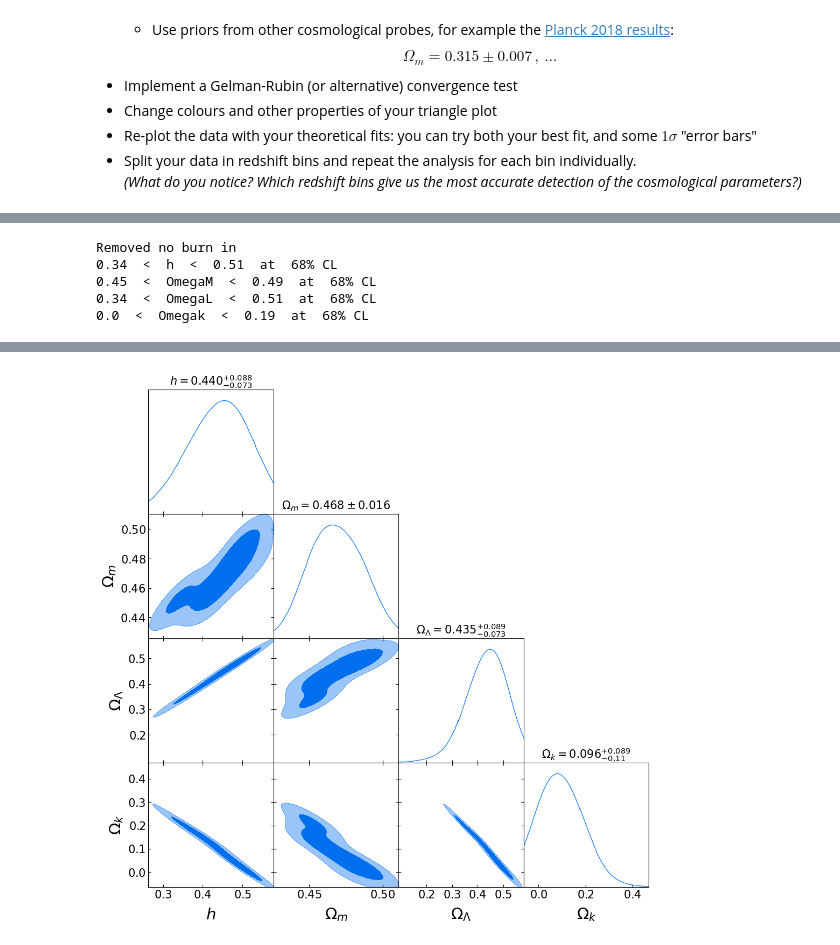
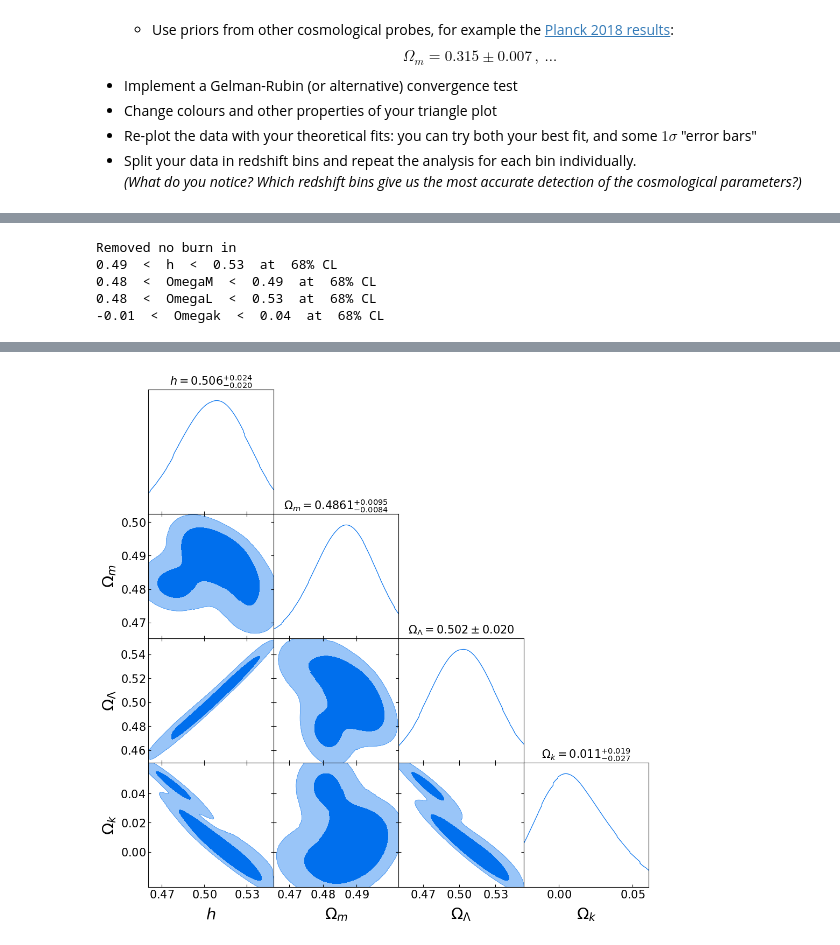
Before and after one commit to tsiligardi/PRA3024-Analysis-of-big-data-in-physics, a Jupyter notebook: PRA3024_2223_COSMOLOGY.ipynb, the cells around one changed output, grey strips where cells are left out. Cells and saved outputs as stored; diff of their text form; code cells hidden in the pictures.

```diff
--- a/PRA3024_2223_COSMOLOGY.ipynb
+++ b/PRA3024_2223_COSMOLOGY.ipynb
@@ -572,10 +572,11 @@ file.close();
 # These are just randomly generated values. YOU WILL HAVE TO USE THE RESULTS OF YOUR MCMC CHAIN!
 data=pandas.read_csv("MC_Chain_Convergence_test.csv",header=0)
 
-h=data['h'].to_numpy()
-OmegaM=data['OmegaM'].to_numpy()
-OmegaL = data['OmegaL'].to_numpy()
+h=data['h'].to_numpy()[Brun_in:]
+OmegaM=data['OmegaM'].to_numpy()[Brun_in:]
+OmegaL = data['OmegaL'].to_numpy()[Brun_in:]
 Omegak = 1. - OmegaM - OmegaL
+
 
 # Here let's just define variable names, labels, and so on
 my_labels = [r'h', r'\Omega_m', r'\Omega_\Lambda', r'\Omega_k']
@@ -603,10 +604,10 @@ j.settings.axes_fontsize = 16
 j.triangle_plot(samples1, filled = True, title_limit=1)
 # %% [output]
 Removed no burn in
-0.34  <  h  <  0.51  at  68% CL
-0.45  <  OmegaM  <  0.49  at  68% CL
-0.34  <  OmegaL  <  0.51  at  68% CL
-0.0  <  Omegak  <  0.19  at  68% CL
+0.49  <  h  <  0.53  at  68% CL
+0.48  <  OmegaM  <  0.49  at  68% CL
+0.48  <  OmegaL  <  0.53  at  68% CL
+-0.01  <  Omegak  <  0.04  at  68% CL
 WARNING:root:2D kernel density bandwidth optimizer failed for h, OmegaM. Using fallback width: f(a) and f(b) must have different signs
 WARNING:root:2D kernel density bandwidth optimizer failed for h, OmegaL. Using fallback width: f(a) and f(b) must have different signs
 WARNING:root:2D kernel density bandwidth optimizer failed for h, Omegak. Using fallback width: f(a) and f(b) must have different signs
@@ -615 +616 @@ WARNING:root:2D kernel density bandwidth optimizer failed for OmegaM, Omegak. Us
-[figure, old version]
+[figure, new version]
```
Also changed, not shown: parts of 1 cell of this notebook.
